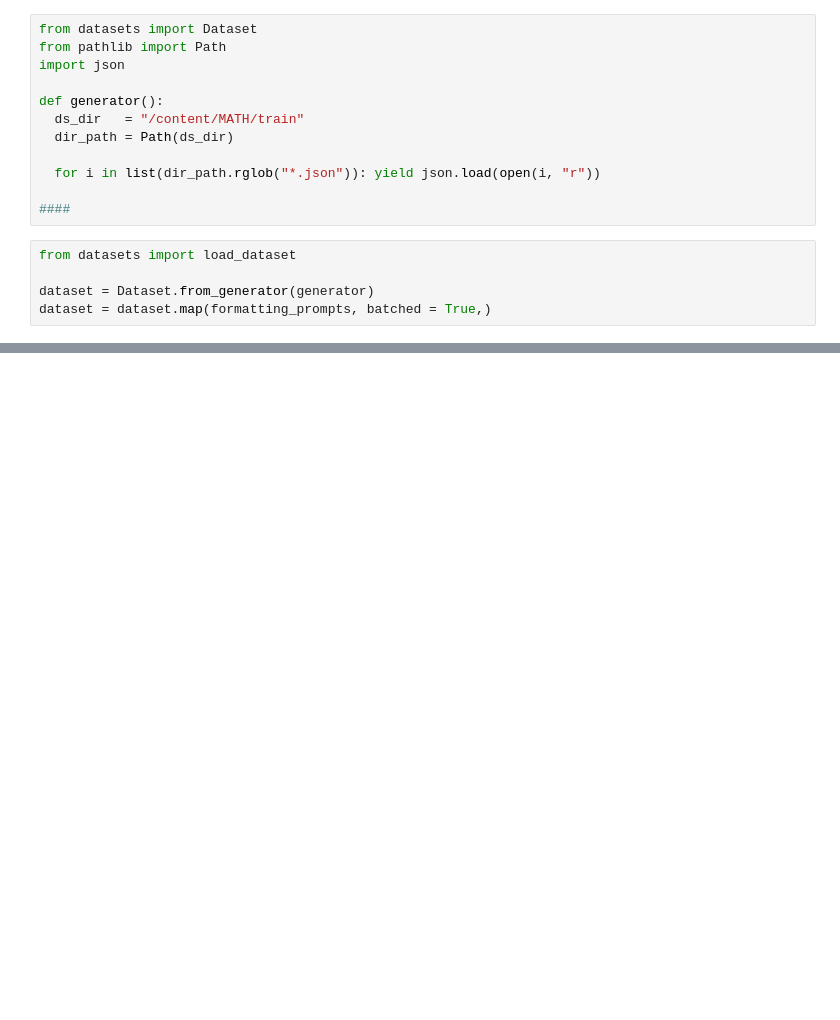
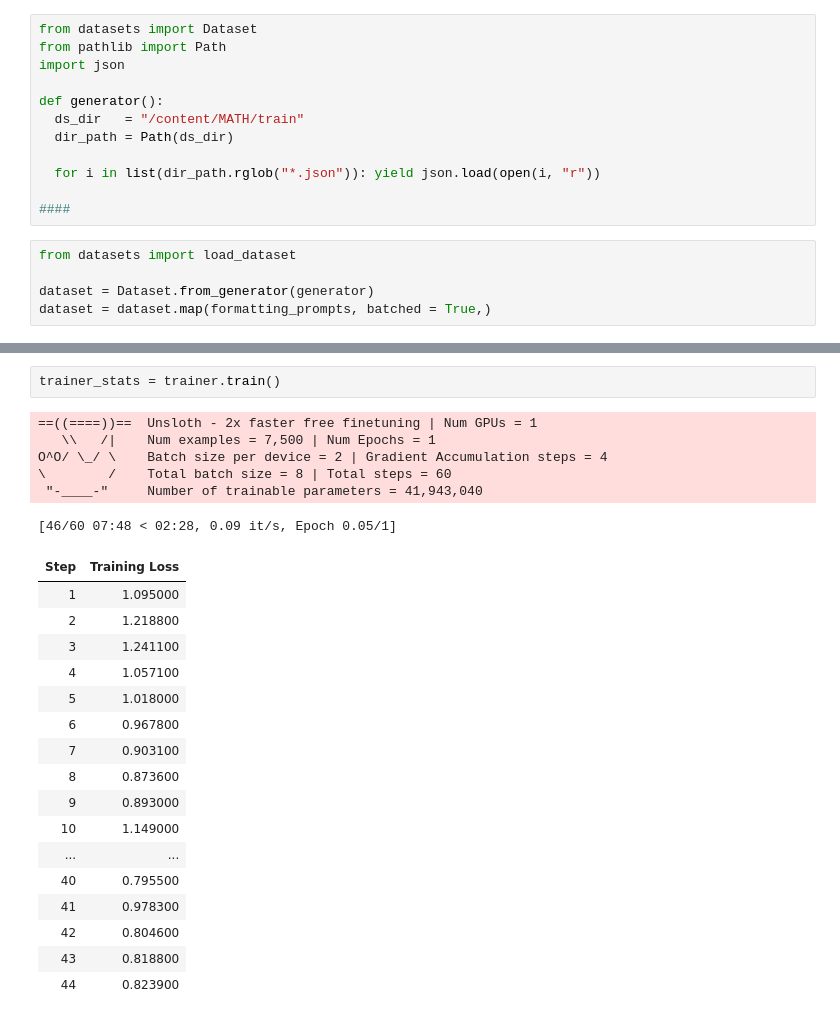
Before and after one commit to messi10tom/MathX, a Jupyter notebook: mathX.ipynb, the cells around one changed output, grey strips where cells are left out. Cells and saved outputs as stored; diff of their text form; blank space fills up the shorter version.

```diff
--- a/mathX.ipynb
+++ b/mathX.ipynb
@@ -116,0 +123,26 @@ trainer = SFTTrainer(
+# %%
+trainer_stats = trainer.train()
+# %% [output]
+==((====))==  Unsloth - 2x faster free finetuning | Num GPUs = 1
+   \\   /|    Num examples = 7,500 | Num Epochs = 1
+O^O/ \_/ \    Batch size per device = 2 | Gradient Accumulation steps = 4
+\        /    Total batch size = 8 | Total steps = 60
+ "-____-"     Number of trainable parameters = 41,943,040
+[46/60 07:48 < 02:28, 0.09 it/s, Epoch 0.05/1]
+| Step | Training Loss |
+| 1 | 1.095000 |
+| 2 | 1.218800 |
+| 3 | 1.241100 |
+| 4 | 1.057100 |
+| 5 | 1.018000 |
+| 6 | 0.967800 |
+| 7 | 0.903100 |
+| 8 | 0.873600 |
+| 9 | 0.893000 |
+| 10 | 1.149000 |
+| ... | ... |
+| 40 | 0.795500 |
+| 41 | 0.978300 |
+| 42 | 0.804600 |
+| 43 | 0.818800 |
+| 44 | 0.823900 |
```
Also changed, not shown: parts of 2 cells of this notebook.
